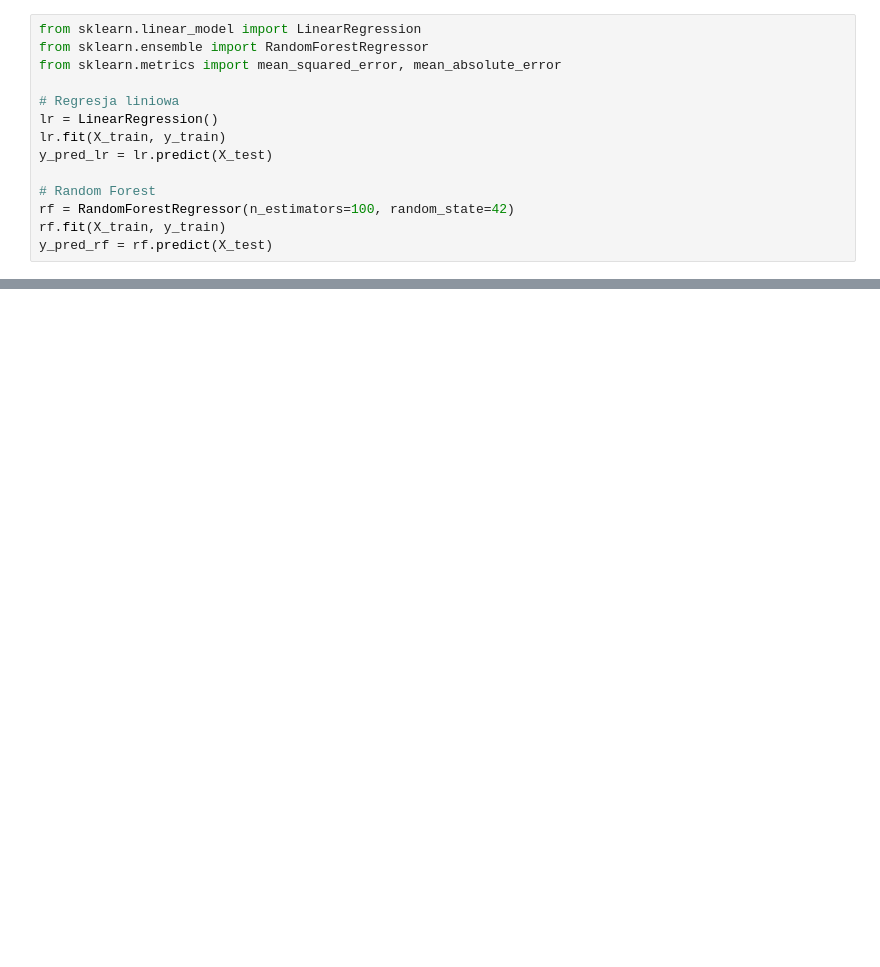
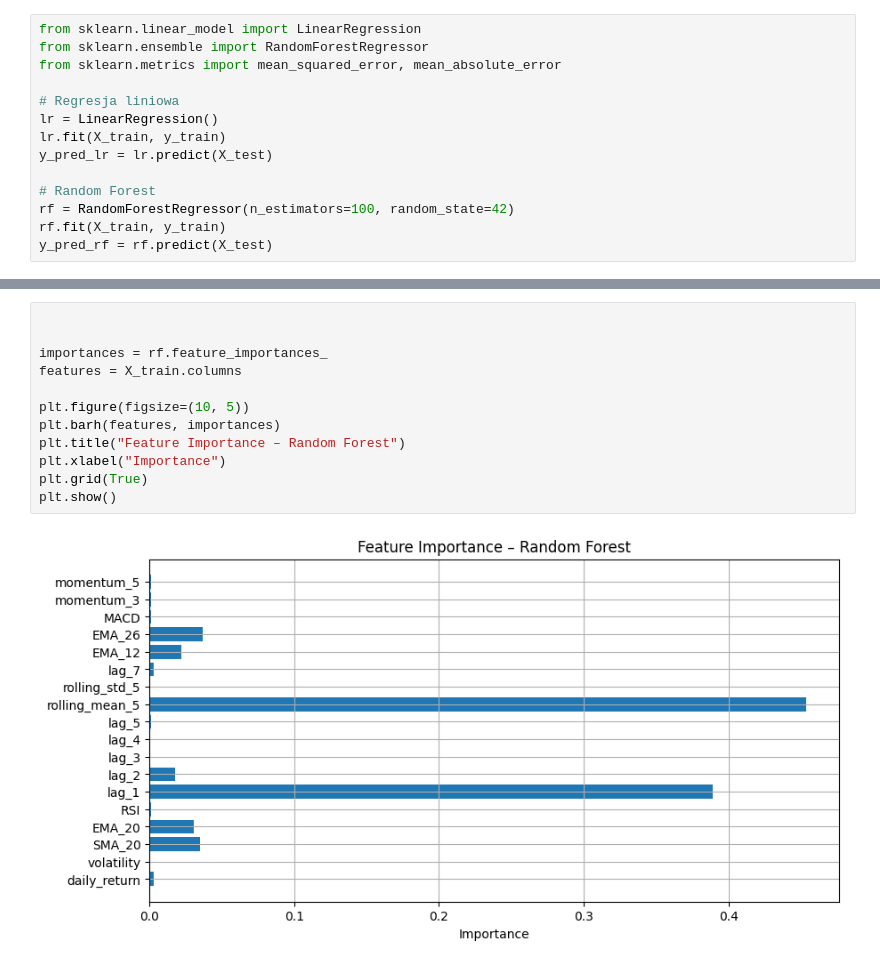
Before and after one commit to laFonni/Data-Analysis-Stock-Project, a Jupyter notebook: Prognoza cen akcji/notebooks/02_Feature_Engineering.ipynb, the cells around one changed output, grey strips where cells are left out. Saved outputs shown, nothing was run; the diff lists cells and outputs as text; blank space fills up the shorter version.

```diff
--- a/Prognoza cen akcji/notebooks/02_Feature_Engineering.ipynb
+++ b/Prognoza cen akcji/notebooks/02_Feature_Engineering.ipynb
@@ -62,3 +244,17 @@ RMSE: 26.36167005711778
+# %%
+
+
+importances = rf.feature_importances_
+features = X_train.columns
+
+plt.figure(figsize=(10, 5))
+plt.barh(features, importances)
+plt.title("Feature Importance – Random Forest")
+plt.xlabel("Importance")
+plt.grid(True)
+plt.show()
+# %% [output]
+[figure, added]
 # %%
 import matplotlib.pyplot as plt
 
```
Also changed, not shown: parts of 12 cells of this notebook, 4 other files.
